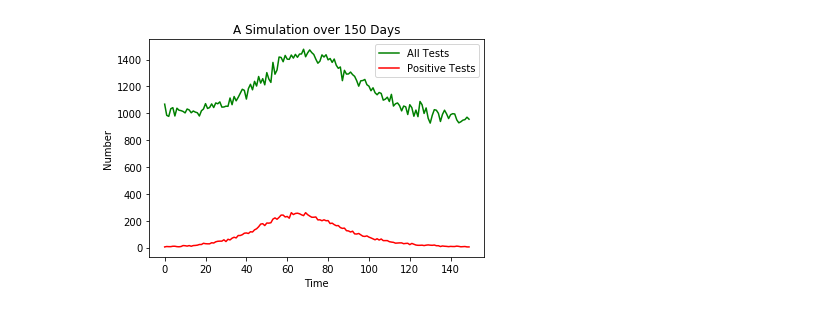
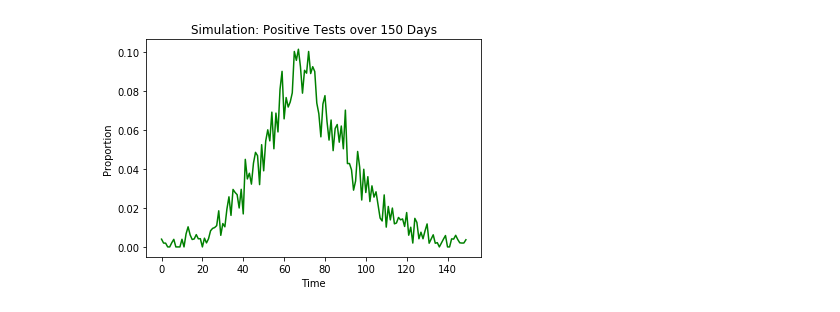
Before and after one commit to CarloGraziani/COVID_Surveillance, a Jupyter notebook: jupyter/simulation.ipynb, the cells around one changed output. Saved outputs shown, nothing was run; the diff lists cells and outputs as text; code cells hidden in the pictures.

Commit message:
Plot proportion of positive tests

```diff
--- a/jupyter/simulation.ipynb
+++ b/jupyter/simulation.ipynb
@@ -35,0 +23,3 @@ data = sim.simulate_epidemic(vload,duration = 160, pop_size = 10000, prob_s_i =
+# %%
+data = sim.simulate_epidemic(vload)
+print(data)
@@ -39,11 +47,13 @@ n_positives = data[:,1]
 # %%
 import matplotlib.pyplot as plt
 t = list(range(len(data)))
-plt.plot(t, n_tests, "g-", t, n_positives, "r-")
-plt.legend(['All Tests','Positive Tests'],loc = 'upper right')
+n_proportions = n_positives/n_tests
+#plt.plot(t, n_tests, "g-", t, n_positives, "r-")
+#plt.legend(['All Tests','Positive Tests'],loc = 'upper right')
+plt.plot(t, n_proportions, "g-")
 plt.xlabel('Time')
-plt.ylabel('Number')
-plt.title("A Simulation over 150 Days")
+plt.ylabel('Proportion')
+plt.title("Simulation: Positive Tests over 150 Days")
 plt.savefig('simulation_plot.png', dpi=300, bbox_inches='tight')
 # %% [output]
-[figure, old version]
+[figure, new version]
```
Also changed, not shown: parts of 4 cells of this notebook.
